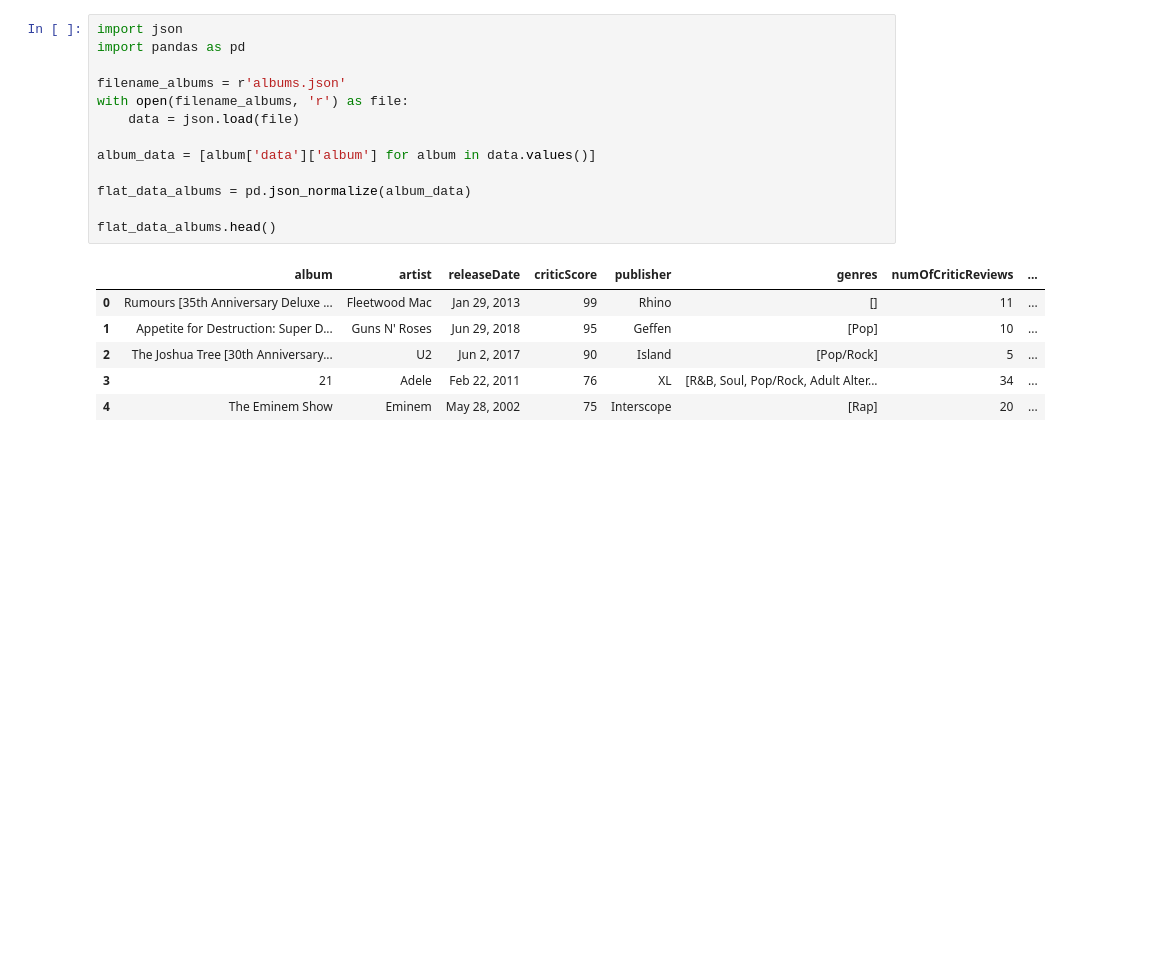
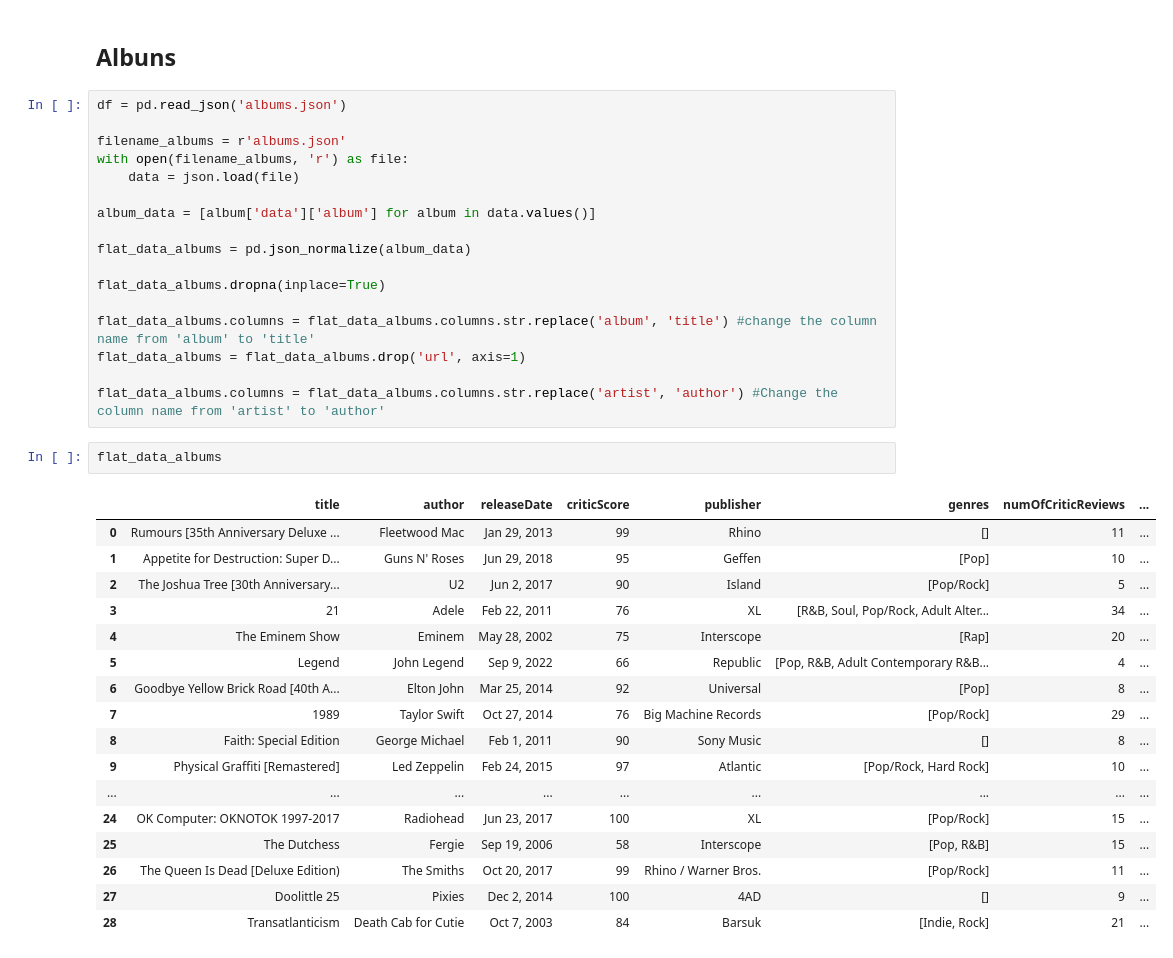
Before and after one commit to beneditagoncalves/Project2IACD, a Jupyter notebook: trabalho.ipynb, the cells around one changed output. Saved outputs shown, nothing was run; the diff lists cells and outputs as text; blank space fills up the shorter version.

```diff
--- a/trabalho.ipynb
+++ b/trabalho.ipynb
@@ -26,6 +98,7 @@ flat_data_movies.head()
+# %% [markdown]
+## Albuns
 # %%
-import json
-import pandas as pd
+df = pd.read_json('albums.json')
 
 filename_albums = r'albums.json'
 with open(filename_albums, 'r') as file:
@@ -35,11 +108,29 @@ album_data = [album['data']['album'] for album in data.values()]
 
 flat_data_albums = pd.json_normalize(album_data)
 
-flat_data_albums.head()
+flat_data_albums.dropna(inplace=True)
+
+flat_data_albums.columns = flat_data_albums.columns.str.replace('album', 'title') #change the column name from 'album' to 'title'
+flat_data_albums = flat_data_albums.drop('url', axis=1)
+
+flat_data_albums.columns = flat_data_albums.columns.str.replace('artist', 'author') #Change the column name from 'artist' to 'author'
-# %% [output]
-|  | album | artist | releaseDate | criticScore | publisher | genres | numOfCriticReviews | ... |
-| 0 | Rumours [35th Anniversary Deluxe ... | Fleetwood Mac | Jan 29, 2013 | 99 | Rhino | [] | 11 | ... |
-| 1 | Appetite for Destruction: Super D... | Guns N' Roses | Jun 29, 2018 | 95 | Geffen | [Pop] | 10 | ... |
-| 2 | The Joshua Tree [30th Anniversary... | U2 | Jun 2, 2017 | 90 | Island | [Pop/Rock] | 5 | ... |
-| 3 | 21 | Adele | Feb 22, 2011 | 76 | XL | [R&B, Soul, Pop/Rock, Adult Alter... | 34 | ... |
-| 4 | The Eminem Show | Eminem | May 28, 2002 | 75 | Interscope | [Rap] | 20 | ... |
+# %%
+flat_data_albums
+# %% [output]
+|  | title | author | releaseDate | criticScore | publisher | genres | numOfCriticReviews | ... |
+| 0 | Rumours [35th Anniversary Deluxe ... | Fleetwood Mac | Jan 29, 2013 | 99 | Rhino | [] | 11 | ... |
+| 1 | Appetite for Destruction: Super D... | Guns N' Roses | Jun 29, 2018 | 95 | Geffen | [Pop] | 10 | ... |
+| 2 | The Joshua Tree [30th Anniversary... | U2 | Jun 2, 2017 | 90 | Island | [Pop/Rock] | 5 | ... |
+| 3 | 21 | Adele | Feb 22, 2011 | 76 | XL | [R&B, Soul, Pop/Rock, Adult Alter... | 34 | ... |
+| 4 | The Eminem Show | Eminem | May 28, 2002 | 75 | Interscope | [Rap] | 20 | ... |
+| 5 | Legend | John Legend | Sep 9, 2022 | 66 | Republic | [Pop, R&B, Adult Contemporary R&B... | 4 | ... |
+| 6 | Goodbye Yellow Brick Road [40th A... | Elton John | Mar 25, 2014 | 92 | Universal | [Pop] | 8 | ... |
+| 7 | 1989 | Taylor Swift | Oct 27, 2014 | 76 | Big Machine Records | [Pop/Rock] | 29 | ... |
+| 8 | Faith: Special Edition | George Michael | Feb 1, 2011 | 90 | Sony Music | [] | 8 | ... |
+| 9 | Physical Graffiti [Remastered] | Led Zeppelin | Feb 24, 2015 | 97 | Atlantic | [Pop/Rock, Hard Rock] | 10 | ... |
+| ... | ... | ... | ... | ... | ... | ... | ... | ... |
+| 24 | OK Computer: OKNOTOK 1997-2017 | Radiohead | Jun 23, 2017 | 100 | XL | [Pop/Rock] | 15 | ... |
+| 25 | The Dutchess | Fergie | Sep 19, 2006 | 58 | Interscope | [Pop, R&B] | 15 | ... |
+| 26 | The Queen Is Dead [Deluxe Edition) | The Smiths | Oct 20, 2017 | 99 | Rhino / Warner Bros. | [Pop/Rock] | 11 | ... |
+| 27 | Doolittle 25 | Pixies | Dec 2, 2014 | 100 | 4AD | [] | 9 | ... |
+| 28 | Transatlanticism | Death Cab for Cutie | Oct 7, 2003 | 84 | Barsuk | [Indie, Rock] | 21 | ... |
```
Also changed, not shown: parts of 23 cells of this notebook, 11 other files.
